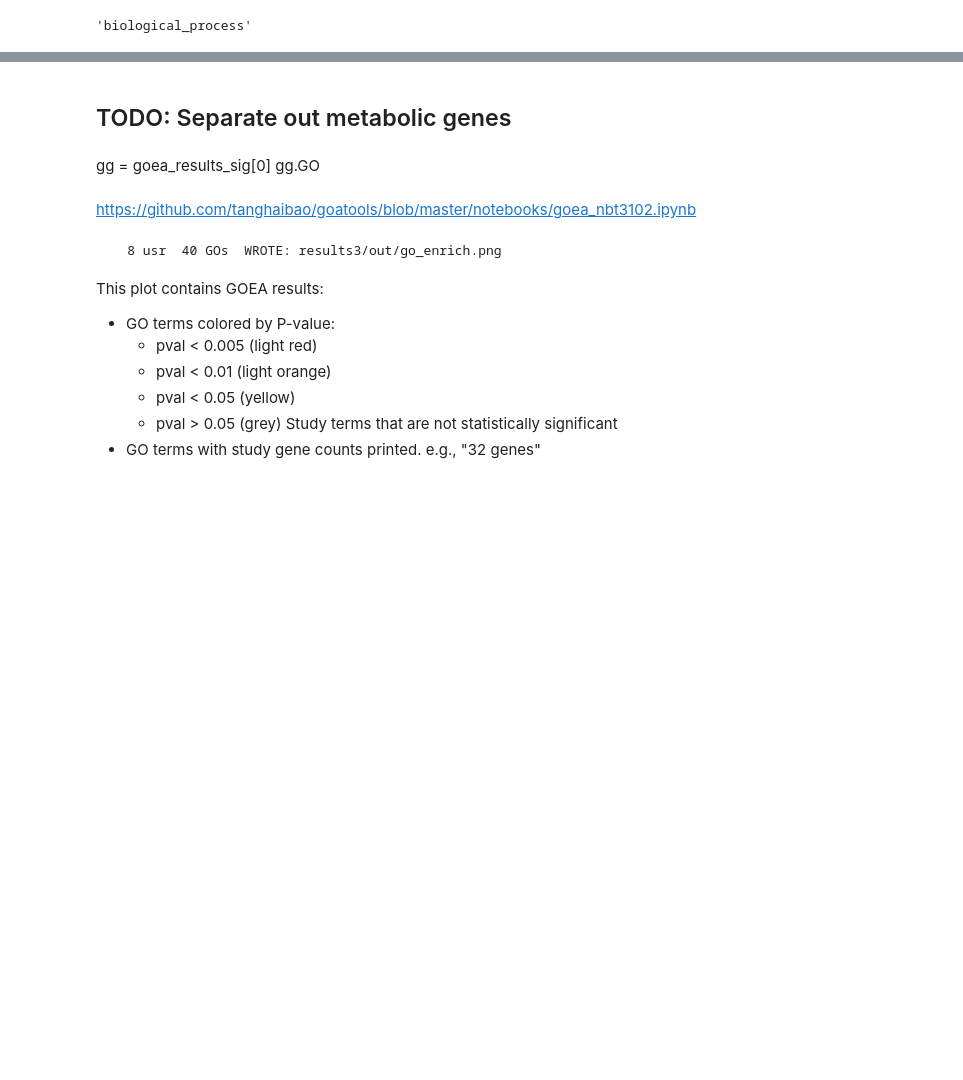
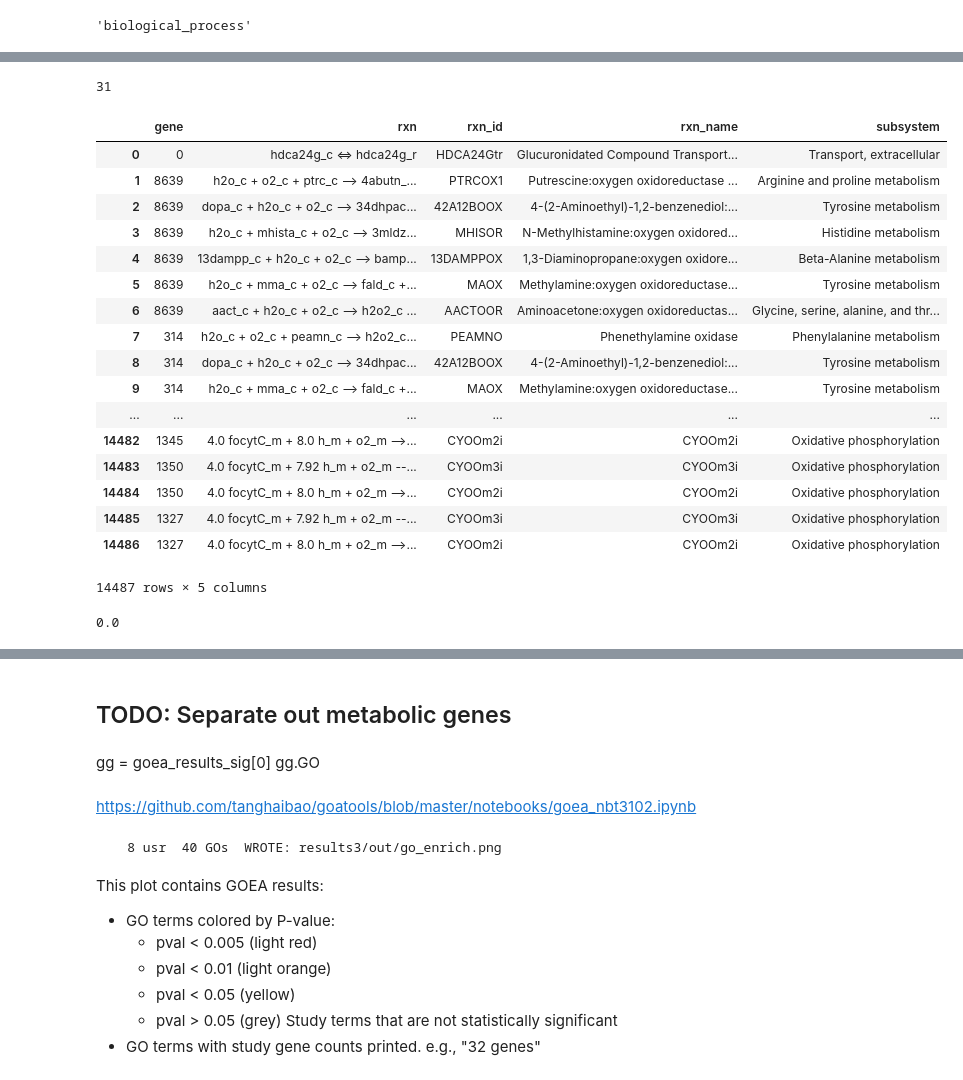
Before and after one commit to NYXFLOWER/APRILE-Exp, a Jupyter notebook: analysis.ipynb, the cells around one changed output, grey strips where cells are left out. Saved outputs shown, nothing was run; the diff lists cells and outputs as text; code cells hidden in the pictures; blank space fills up the shorter version.

```diff
--- a/analysis.ipynb
+++ b/analysis.ipynb
@@ -26,3 +33,5 @@ from __future__ import print_function
 from goatools.anno.genetogo_reader import Gene2GoReader
 from goatools.test_data.genes_NCBI_9606_ProteinCoding import GENEID2NT as GeneID2nt_hum
 from goatools.goea.go_enrichment_ns import GOEnrichmentStudyNS
+# %%
+pd.set_option('display.max_colwidth', -1)
@@ -301,0 +361,2 @@ df_go[df_go.namespace=='molecular_function'].sort_values(
+# %%
+model = load_json_model('/home/laurence/models/BiGG_M/json/Recon3D.json')
@@ -301,0 +395,30 @@ df_go[df_go.namespace=='molecular_function'].sort_values(
+# %%
+genes_sig_M = [g for g in genes_sig if g in M_gene_ids]
+len(genes_sig_M)
+# %% [output]
+31
+# %%
+df_g_rxn = pd.DataFrame([{'gene':int(g.id.split('_')[0].strip()),'rxn':r.reaction,
+                          'rxn_id':r.id, 'rxn_name':r.name, 'subsystem':r.subsystem}
+                         for g in model.genes for r in g.reactions])
+# %%
+df_g_rxn
+# %% [output]
+|  | gene | rxn | rxn_id | rxn_name | subsystem |
+| 0 | 0 | hdca24g_c <=> hdca24g_r | HDCA24Gtr | Glucuronidated Compound Transport... | Transport, extracellular |
+| 1 | 8639 | h2o_c + o2_c + ptrc_c --> 4abutn_... | PTRCOX1 | Putrescine:oxygen oxidoreductase ... | Arginine and proline metabolism |
+| 2 | 8639 | dopa_c + h2o_c + o2_c --> 34dhpac... | 42A12BOOX | 4-(2-Aminoethyl)-1,2-benzenediol:... | Tyrosine metabolism |
+| 3 | 8639 | h2o_c + mhista_c + o2_c --> 3mldz... | MHISOR | N-Methylhistamine:oxygen oxidored... | Histidine metabolism |
+| 4 | 8639 | 13dampp_c + h2o_c + o2_c --> bamp... | 13DAMPPOX | 1,3-Diaminopropane:oxygen oxidore... | Beta-Alanine metabolism |
+| 5 | 8639 | h2o_c + mma_c + o2_c --> fald_c +... | MAOX | Methylamine:oxygen oxidoreductase... | Tyrosine metabolism |
+| 6 | 8639 | aact_c + h2o_c + o2_c --> h2o2_c ... | AACTOOR | Aminoacetone:oxygen oxidoreductas... | Glycine, serine, alanine, and thr... |
+| 7 | 314 | h2o_c + o2_c + peamn_c --> h2o2_c... | PEAMNO | Phenethylamine oxidase | Phenylalanine metabolism |
+| 8 | 314 | dopa_c + h2o_c + o2_c --> 34dhpac... | 42A12BOOX | 4-(2-Aminoethyl)-1,2-benzenediol:... | Tyrosine metabolism |
+| 9 | 314 | h2o_c + mma_c + o2_c --> fald_c +... | MAOX | Methylamine:oxygen oxidoreductase... | Tyrosine metabolism |
+| ... | ... | ... | ... | ... | ... |
+| 14482 | 1345 | 4.0 focytC_m + 8.0 h_m + o2_m -->... | CYOOm2i | CYOOm2i | Oxidative phosphorylation |
+| 14483 | 1350 | 4.0 focytC_m + 7.92 h_m + o2_m --... | CYOOm3i | CYOOm3i | Oxidative phosphorylation |
+| 14484 | 1350 | 4.0 focytC_m + 8.0 h_m + o2_m -->... | CYOOm2i | CYOOm2i | Oxidative phosphorylation |
+| 14485 | 1327 | 4.0 focytC_m + 7.92 h_m + o2_m --... | CYOOm3i | CYOOm3i | Oxidative phosphorylation |
+| 14486 | 1327 | 4.0 focytC_m + 8.0 h_m + o2_m -->... | CYOOm2i | CYOOm2i | Oxidative phosphorylation |
+14487 rows × 5 columns
@@ -301,0 +427,4 @@ df_go[df_go.namespace=='molecular_function'].sort_values(
+# %%
+sol.fluxes['35DSMVhep']
+# %% [output]
+0.0
```
Also changed, not shown: parts of 58 cells of this notebook.
